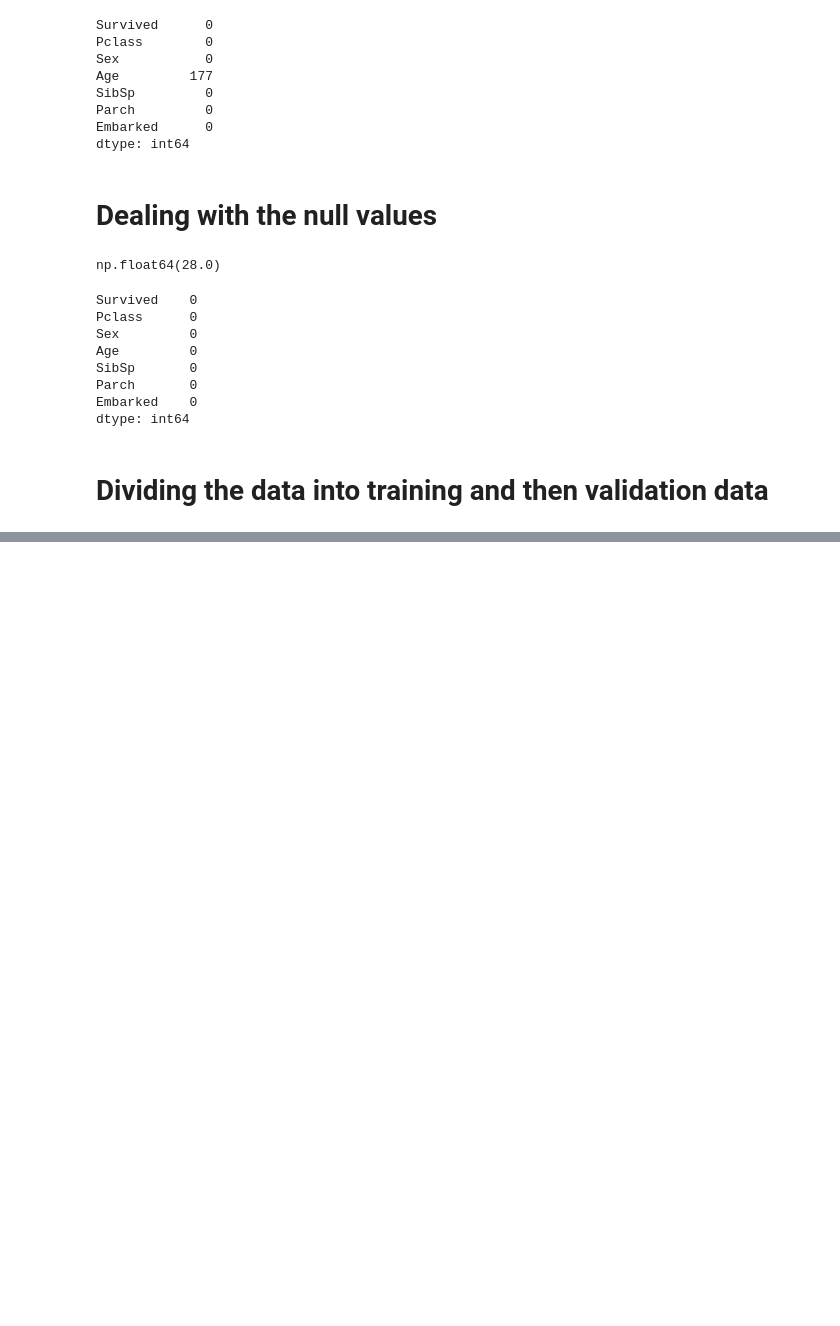
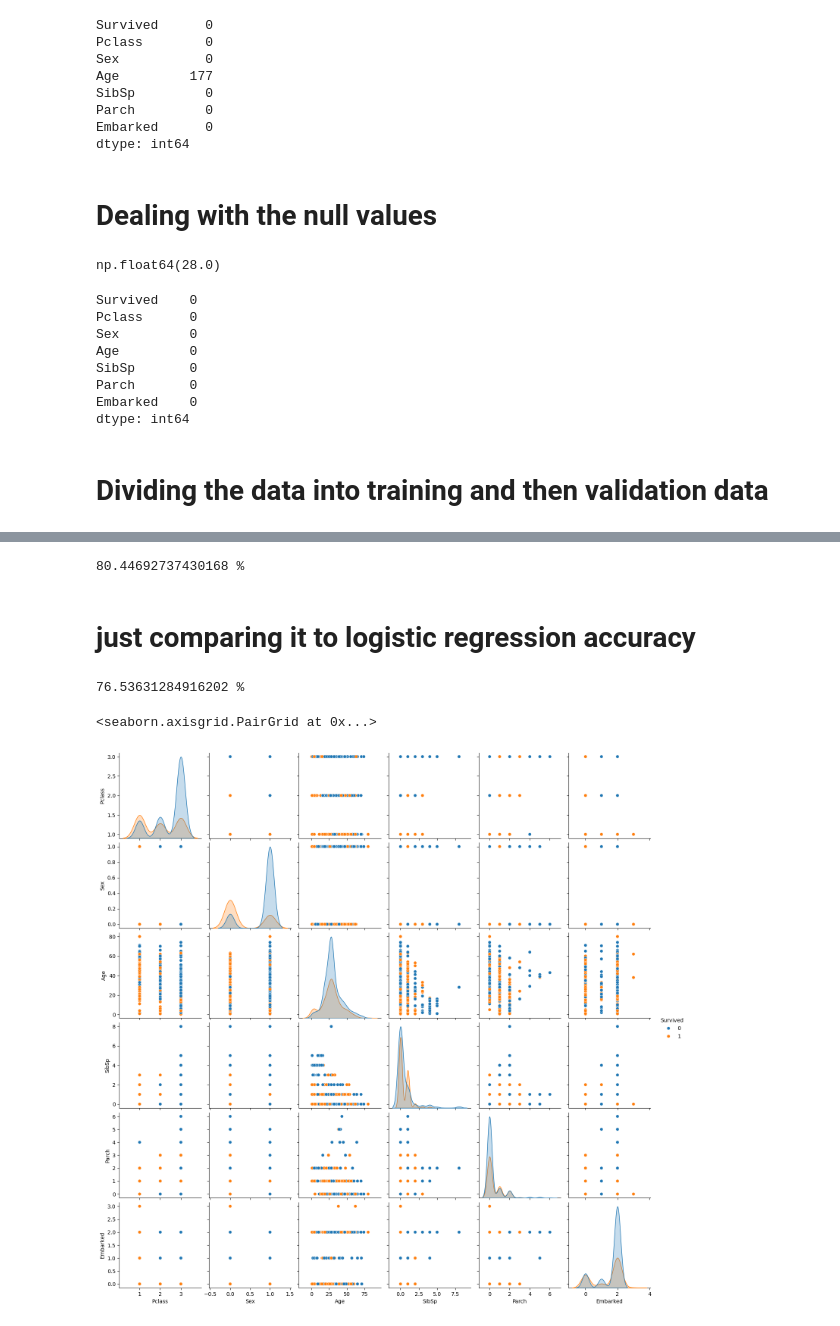
Before and after one commit to SuryaPS3/MachineLearningJourney, a Jupyter notebook: Decision_tree/salaries.ipynb, the cells around one changed output, grey strips where cells are left out. Saved outputs shown, nothing was run; the diff lists cells and outputs as text; code cells hidden in the pictures; blank space fills up the shorter version.

```diff
--- a/Decision_tree/salaries.ipynb
+++ b/Decision_tree/salaries.ipynb
@@ -119,0 +134,20 @@ ModuleNotFoundError: No module named 'DecisionTree'
+# %%
+dec_tree_accuracy = model.score(X_test,Y_test)
+print(dec_tree_accuracy*100,    "%")
+# %% [output]
+80.44692737430168 %
+# %% [markdown]
+# just comparing it to logistic regression accuracy
+# %%
+from sklearn.linear_model import LogisticRegression
+model2 = LogisticRegression()
+model2.fit(X_train,Y_train)
+log_reg_accuracy = model2.score(X_test,Y_test)
+print(log_reg_accuracy*100,    "%")
+# %% [output]
+76.53631284916202 %
+# %%
+sns.pairplot(df,kind='scatter',hue='Survived')
+# %% [output]
+<seaborn.axisgrid.PairGrid at 0x...>
+[figure, added]
```
Also changed, not shown: parts of 7 cells of this notebook.
